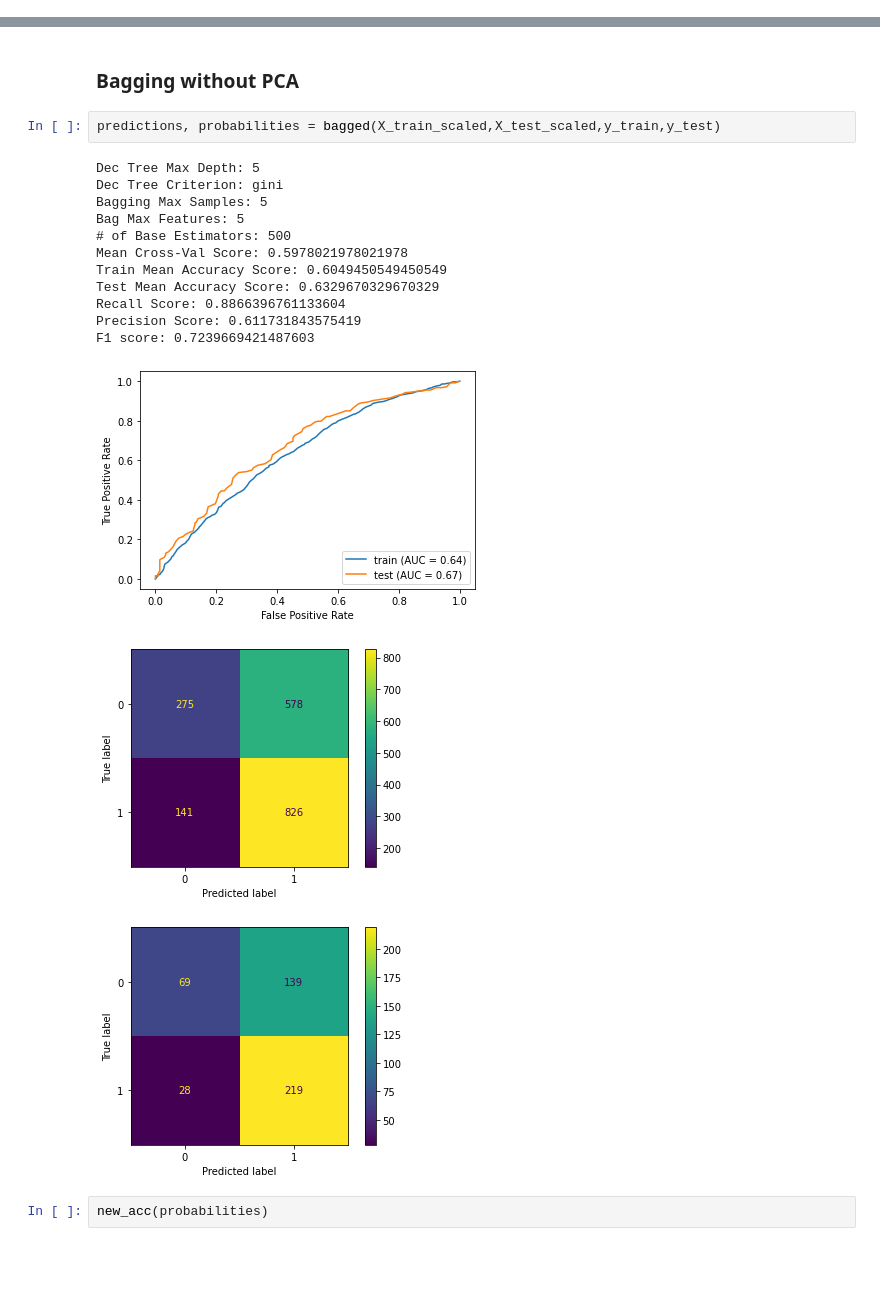
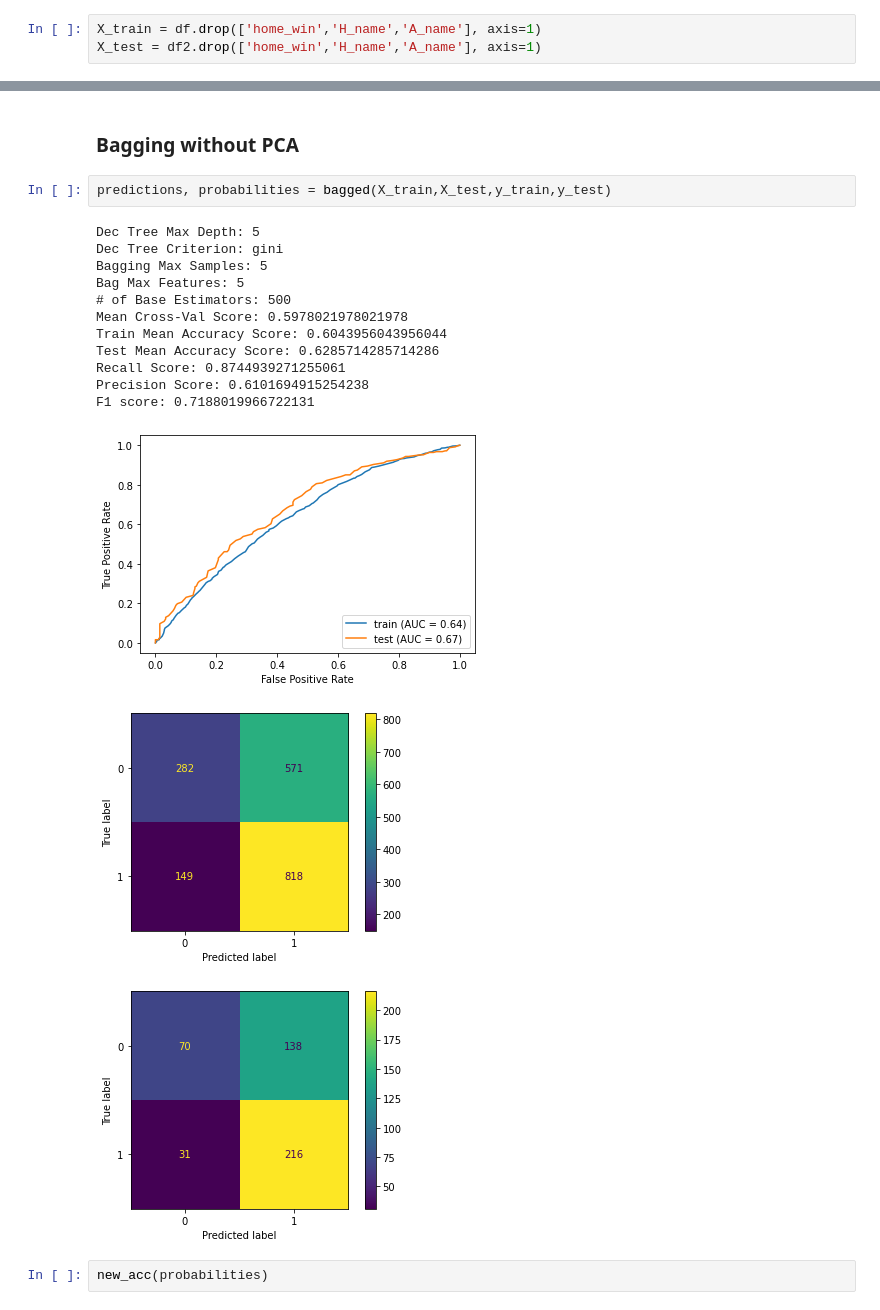
Before and after one commit to MatthewR1021/MLB_Classification, a Jupyter notebook: Main_Notebook.ipynb, the cells around one changed output, grey strips where cells are left out. Drawn from its saved outputs; the diff is of its cells as text; blank space fills up the shorter version.

```diff
--- a/Main_Notebook.ipynb
+++ b/Main_Notebook.ipynb
@@ -394,0 +410,3 @@ def new_acc(probabilities):
+# %%
+X_train = df.drop(['home_win','H_name','A_name'], axis=1)
+X_test = df2.drop(['home_win','H_name','A_name'], axis=1)
@@ -616,22 +630,22 @@ Random Forest can be an award winning model and is very popular in competitions
 # %% [markdown]
 ### Bagging without PCA
 # %%
-predictions, probabilities = bagged(X_train_scaled,X_test_scaled,y_train,y_test)
+predictions, probabilities = bagged(X_train,X_test,y_train,y_test)
 # %% [output]
 Dec Tree Max Depth: 5
 Dec Tree Criterion: gini
 Bagging Max Samples: 5
 Bag Max Features: 5
 # of Base Estimators: 500
 Mean Cross-Val Score: 0.5978021978021978
-Train Mean Accuracy Score: 0.6049450549450549
-Test Mean Accuracy Score: 0.6329670329670329
-Recall Score: 0.8866396761133604
-Precision Score: 0.611731843575419
-F1 score: 0.7239669421487603
+Train Mean Accuracy Score: 0.6043956043956044
+Test Mean Accuracy Score: 0.6285714285714286
+Recall Score: 0.8744939271255061
+Precision Score: 0.6101694915254238
+F1 score: 0.7188019966722131
 [figure]
 [figure]
-[figure, old version]
+[figure, new version]
 # %%
 new_acc(probabilities)
 # %% [output]
```
Also changed, not shown: parts of 34 cells of this notebook, 2 other files.
